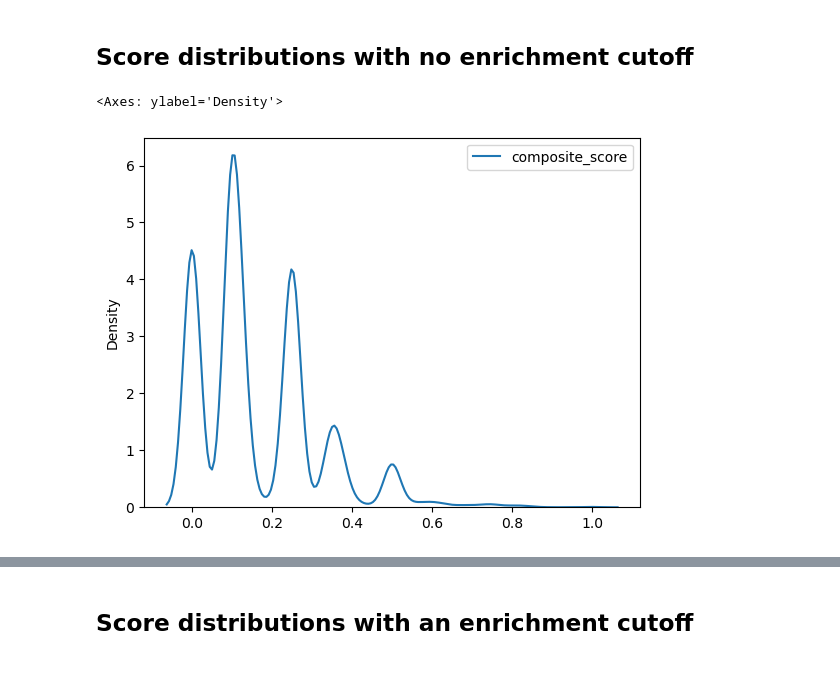
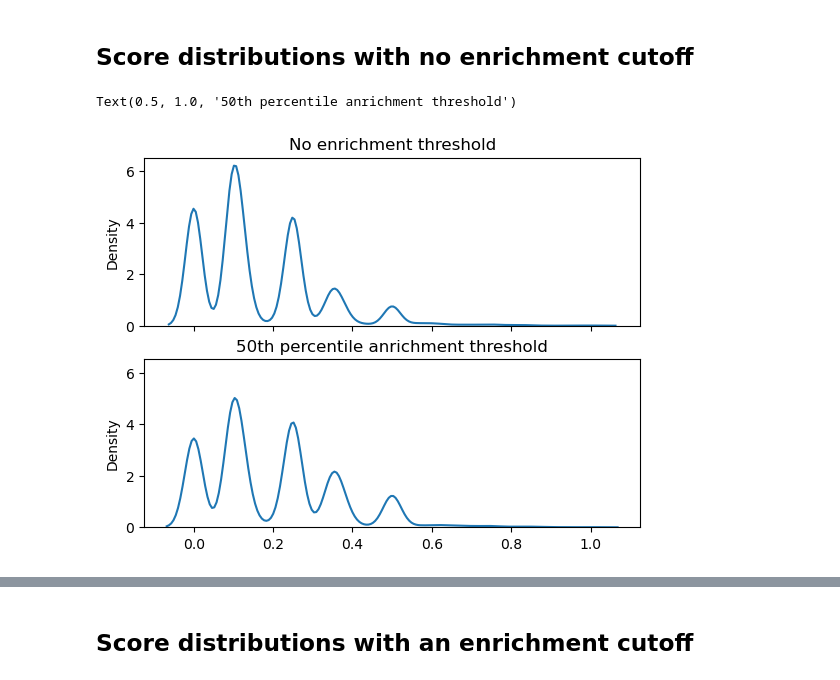
Before and after one commit to serenalotreck/desiccation-network, a Jupyter notebook: notebooks/score_distribution_exploration.ipynb, the cells around one changed output, grey strips where cells are left out. Saved outputs shown, nothing was run; the diff lists cells and outputs as text; code cells hidden in the pictures.

Commit message:
Finish enrich threshold debug and add script to characterize candidates

```diff
--- a/notebooks/score_distribution_exploration.ipynb
+++ b/notebooks/score_distribution_exploration.ipynb
@@ -22,3 +24,6 @@ comp_scores.head()
 | yost, ck | 1.0 |
 | vanderlinde, em | 1.0 |
 | khroustalyova, g | 1.0 |
+# %%
+comp_scores_cut = pd.read_csv('../data/conference_rec_output/combined_2016_2024_all_scores_cutoff50_22Feb2024_composite_scores.csv', index_col=0)
+comp_scores_cut.head()
@@ -27,10 +39,15 @@ with open('../data/conference_rec_output/combined_2016_2024_all_scores_basic_21F
     candidates = [cand.strip() for cand in myf.readlines()]
 # %% [markdown]
 ## Score distributions with no enrichment cutoff
-# %%
-sns.kdeplot(comp_scores)
-# %% [output]
-<Axes: ylabel='Density'>
-[figure, removed]
+# %%
+fig, axs = plt.subplots(2,1, sharex=True, sharey=True)
+
+sns.kdeplot(comp_scores, ax=axs[0], legend=False)
+axs[0].set_title('No enrichment threshold')
+sns.kdeplot(comp_scores_cut, ax=axs[1], legend=False)
+axs[1].set_title('50th percentile anrichment threshold')
+# %% [output]
+Text(0.5, 1.0, '50th percentile anrichment threshold')
+[figure, added]
 # %%
 ind_scores_sep = {
```
Also changed, not shown: parts of 5 cells of this notebook, 3 other files.
